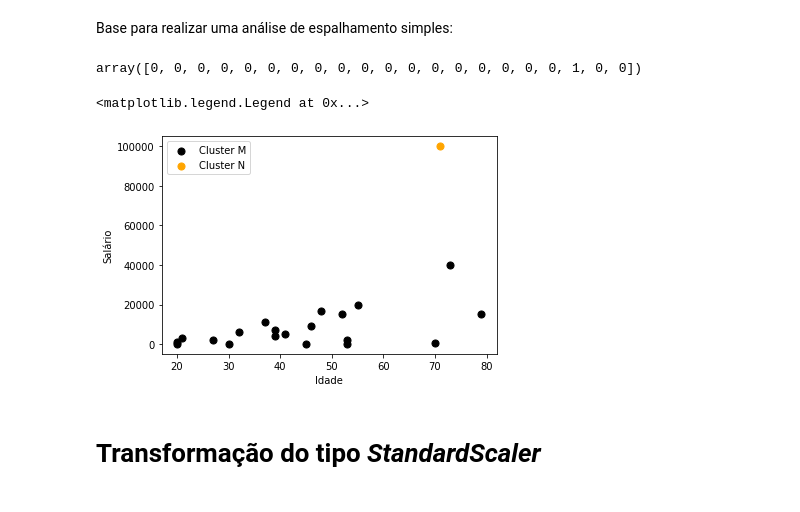
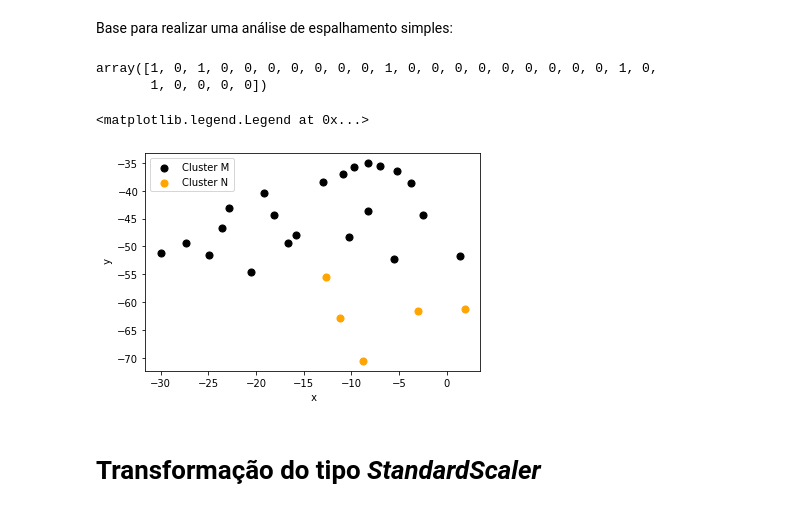
Before and after one commit to ComputerScienceMaster/Cursos, a Jupyter notebook: clustering/hierarchicalCluster.ipynb, the cells around one changed output. Drawn from its saved outputs; the diff is of its cells as text; code cells hidden in the pictures.

```diff
--- a/clustering/hierarchicalCluster.ipynb
+++ b/clustering/hierarchicalCluster.ipynb
@@ -27,8 +27,9 @@ import subprocess
 # %% [markdown]
 **Notebook** destinado a ilustrar a base do processo de clusterização e sua exibição via, como exemplo, um Dendrograma.
 # %%
-file = 'base.csv'
+# file = 'base.csv'
 # file = 'volume.csv'
+file = 'estadosBR.csv'
 proc=subprocess.Popen('ls ' + file, shell=True, stdout=subprocess.PIPE, )
 output=proc.communicate()[0]
 # %% [markdown]
@@ -41,5 +42,6 @@ if not output:
         name=fn, length=len(uploaded[fn])))
 # %%
 df = pd.read_csv(file, encoding='latin-1', sep=',')
-df.describe()
+df = df.set_index('label')
+df
 # %% [output]
@@ -84,16 +87,17 @@ hc = AgglomerativeClustering(linkage = 'ward')
 previsoes = hc.fit_predict(base)
 previsoes
 # %% [output]
-array([0, 0, 0, 0, 0, 0, 0, 0, 0, 0, 0, 0, 0, 0, 0, 0, 0, 0, 1, 0, 0])
+array([1, 0, 1, 0, 0, 0, 0, 0, 0, 0, 1, 0, 0, 0, 0, 0, 0, 0, 0, 0, 1, 0,
+       1, 0, 0, 0, 0])
 # %%
 plt.scatter(base[previsoes == 0, 0], base[previsoes == 0, 1], s = 50, c = 'black', label = 'Cluster M')
 plt.scatter(base[previsoes == 1, 0], base[previsoes == 1, 1], s = 50, c = 'orange', label = 'Cluster N')
-plt.xlabel('Idade')
-plt.ylabel('Salário')
+plt.xlabel(df.columns[0])
+plt.ylabel(df.columns[1])
 plt.legend()
 # %% [output]
 <matplotlib.legend.Legend at 0x...>
-[figure, old version]
+[figure, new version]
 # %% [markdown]
 # Transformação do tipo *StandardScaler*
 # %% [markdown]
```
Also changed, not shown: parts of 8 cells of this notebook.
